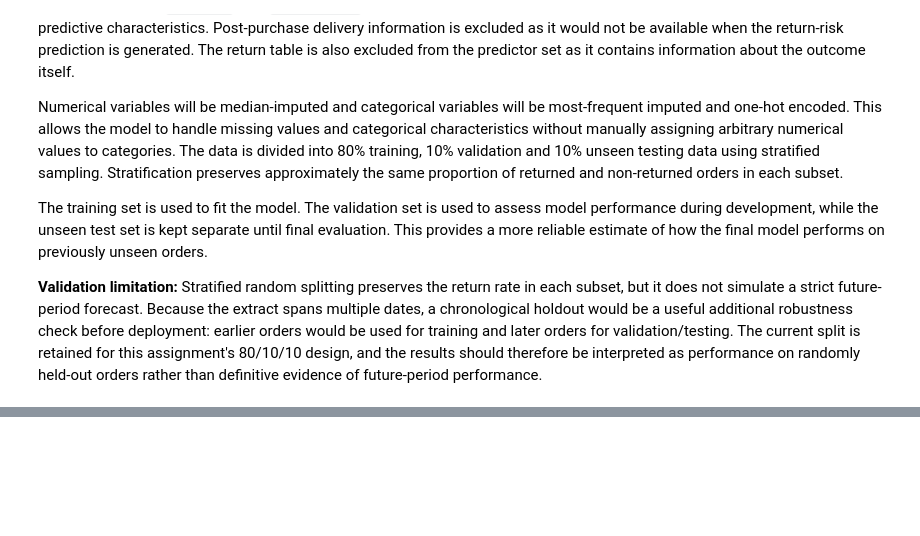
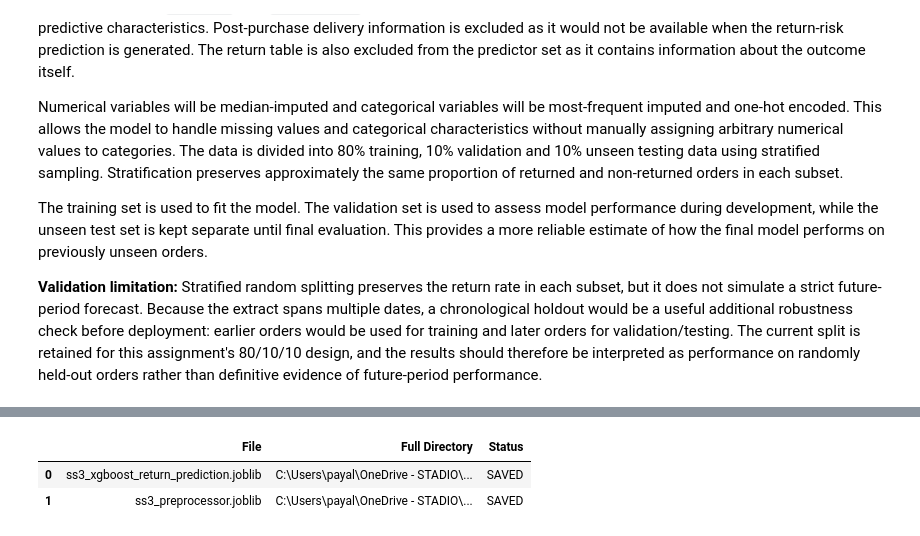
Before and after one commit to Payal942/Capstone-STADIOalot-Return-Prediction, a Jupyter notebook: notebooks/SS3_PartB.ipynb, the cells around one changed output, grey strips where cells are left out. Drawn from its saved outputs; the diff is of its cells as text; code cells hidden in the pictures; blank space fills up the shorter version.

```diff
--- a/notebooks/SS3_PartB.ipynb
+++ b/notebooks/SS3_PartB.ipynb
@@ -1653,0 +1861,19 @@ The training set is used to fit the model. The validation set is used to assess
+# %%
+# ============================================================
+# 29. TRAIN XGBOOST MODEL
+# ============================================================
+
+xgb_model.fit(
+    X_train_processed,
+    y_train,
+
+    eval_set=[
+        (X_train_processed, y_train),
+        (X_validation_processed, y_validation)
+    ],
+
+    verbose=False
+)
+
+
+print("XGBoost training completed.")
@@ -1653,0 +2003,69 @@ The training set is used to fit the model. The validation set is used to assess
+# %%
+# ============================================================
+# 31. SAVE FINAL MODEL AND PREPROCESSOR
+# ============================================================
+
+# Use the existing project-level models directory.
+MODEL_PATH = PROJECT_ROOT / "models"
+
+if not MODEL_PATH.is_dir():
+    raise FileNotFoundError(
+        f"Existing models folder not found: {MODEL_PATH.resolve()}"
+    )
+
+# Save the final model and fitted preprocessor
+model_filenames = [
+    "ss3_xgboost_return_prediction.joblib",
+    "ss3_preprocessor.joblib"
+]
+
+joblib.dump(
+    xgb_model,
+    MODEL_PATH / model_filenames[0]
+)
+
+joblib.dump(
+    preprocessor,
+    MODEL_PATH / model_filenames[1]
+)
+
+# Display full directory paths in a table
+pd.set_option("display.max_colwidth", None)
+pd.set_option("display.max_columns", None)
+pd.set_option("display.width", None)
+
+model_file_check = pd.DataFrame({
+    "File": model_filenames,
+    "Full Directory": [
+        str((MODEL_PATH / filename).resolve())
+        for filename in model_filenames
+    ],
+    "Status": [
+        "SAVED" if (MODEL_PATH / filename).is_file()
+        else "NOT FOUND"
+        for filename in model_filenames
+    ]
+})
+
+
+print("\nFULL MODELS DIRECTORY:")
+print(MODEL_PATH.resolve())
+
+print("\nSAVED MODEL FILE CHECK:")
+display(model_file_check)
+
+# Validate saved files
+missing_models = [
+    filename for filename in model_filenames
+    if not (MODEL_PATH / filename).is_file()
+]
+
+if missing_models:
+    raise FileNotFoundError(
+        "The following model files could not be found:\n"
+        + "\n".join(missing_models)
+    )
+
+print("\nBoth the XGBoost model and preprocessor "
+      "have been saved successfully.")
+# %% [output]
@@ -1653,0 +2076,3 @@ The training set is used to fit the model. The validation set is used to assess
+|  | File | Full Directory | Status |
+| 0 | ss3_xgboost_return_prediction.joblib | C:\Users\payal\OneDrive - STADIO\... | SAVED |
+| 1 | ss3_preprocessor.joblib | C:\Users\payal\OneDrive - STADIO\... | SAVED |
```
Also changed, not shown: parts of 7 cells of this notebook, 3 other files.
